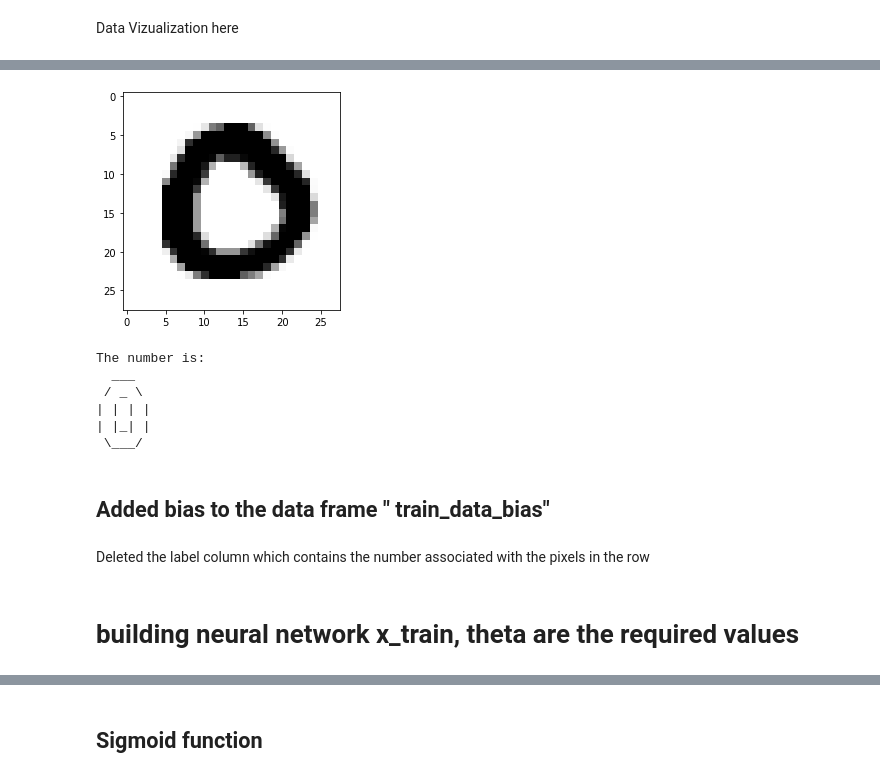
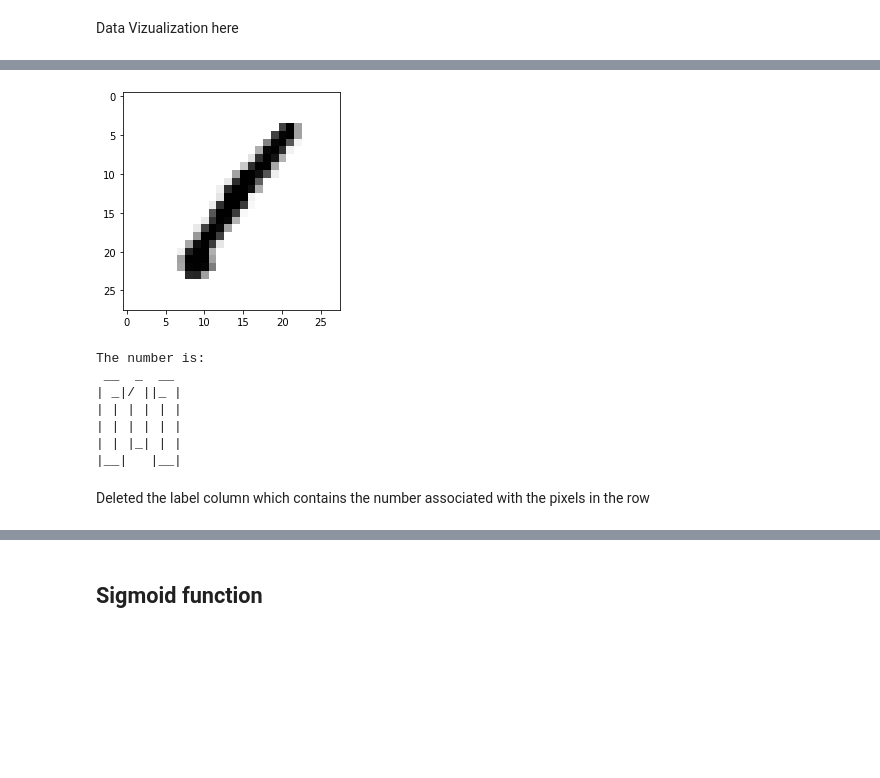
Before and after one commit to manojbuddha/Digit-Recognition-using-Neural-Network, a Jupyter notebook: Digit Recognizer.ipynb, the cells around one changed output, grey strips where cells are left out. Cells and saved outputs as stored; diff of their text form; code cells hidden in the pictures; blank space fills up the shorter version.

```diff
--- a/Digit Recognizer.ipynb
+++ b/Digit Recognizer.ipynb
@@ -56,0 +46,8 @@ train_data.describe()
+# %%
+x=train_data[train_data.columns[1:]]
+x=x.to_numpy()
+y=train_data[train_data.columns[0]]
+y=y.to_numpy()
+y=y[:,np.newaxis]
+y=np.where(y==0, 10, y)
+m=x.shape[0]
@@ -64,14 +63,3 @@ tprint(str(train_data.isnull().sum().sum())) # 0 null values so no cleaning need
  \___/
 # %% [markdown]
 Data Vizualization here
-# %%
-for i in range(25):
-    image_data=image_pixels[i]
-    image_data = np.array(image_data).reshape(28,28)
-    plt.subplot(5,5,i+1)
-    plt.xticks([])
-    plt.yticks([])
-    plt.grid(True)
-    plt.imshow(image_data, cmap=plt.cm.binary)
-    plt.xlabel(str(train_value[i]))
-plt.show()
@@ -94,15 +84,14 @@ for i in range(0,train_data.shape[0]):
 # %%
-j=4
-displayImage(image_pixels[j])
+j=0
+displayImage(x[j])
 print("The number is:")
-tprint(str(train_value[j]))
+tprint(str(y[j]))
 # %% [output]
-[figure, old version]
+[figure, new version]
 The number is:
-  ___
- / _ \
-| | | |
-| |_| |
- \___/
+ __  _  __
+| _|/ ||_ |
+| | | | | |
+| | | | | |
+| | |_| | |
+|__|   |__|
-# %% [markdown]
-## Added bias to the data frame " train_data_bias"
@@ -117,2 +101,0 @@ del train_data_bias['label']  # you can also use this to drop an column train_da
-# %% [markdown]
-# building neural network x_train, theta are the required values
```
Also changed, not shown: parts of 85 cells of this notebook.
